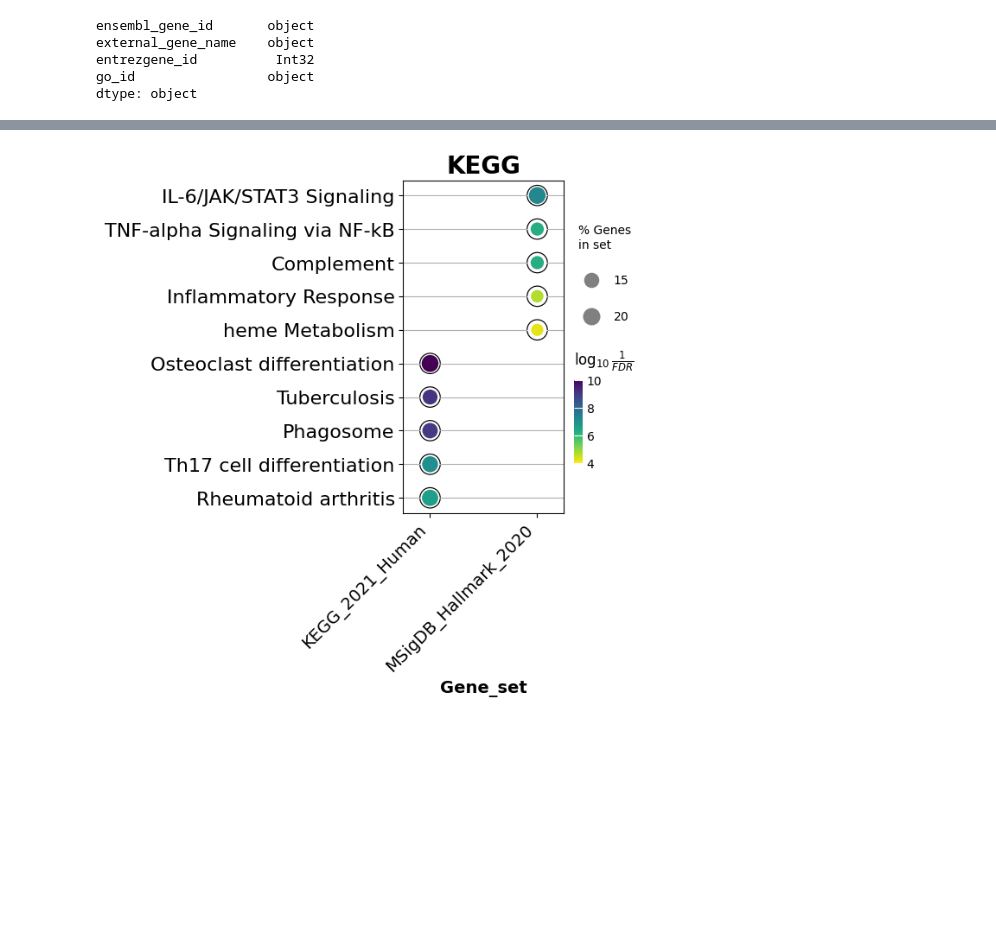
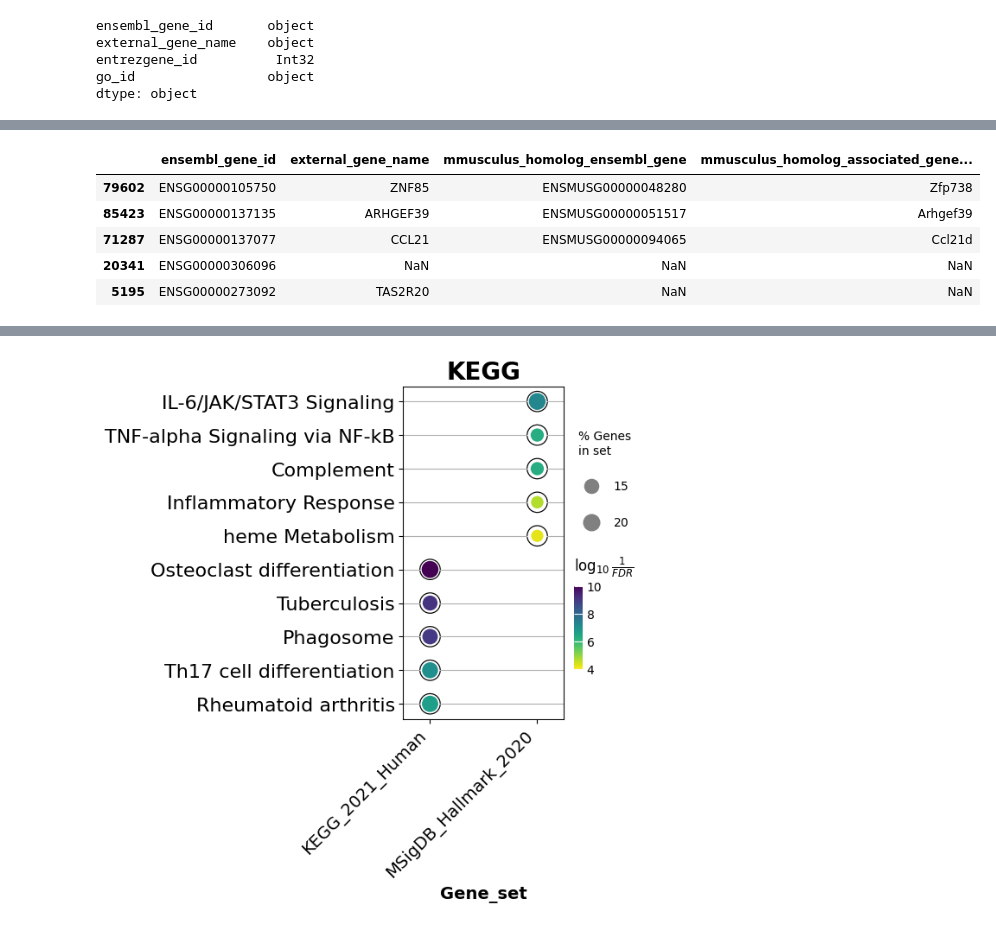
Before and after one commit to zqfang/GSEApy, a Jupyter notebook: docs/gseapy_example.ipynb, the cells around one changed output, grey strips where cells are left out. Saved outputs shown, nothing was run; the diff lists cells and outputs as text; code cells hidden in the pictures; blank space fills up the shorter version.

```diff
--- a/docs/gseapy_example.ipynb
+++ b/docs/gseapy_example.ipynb
@@ -299,0 +106,30 @@ enr2 = gp.enrich(gene_list="./tests/data/gene_list.txt", # or gene_list=glist
+# %%
+from gseapy import Biomart
+
+bm = Biomart()
+
+# Mouse -> Human orthologs. Note the dataset and attribute names differ per direction.
+m2h = bm.query(
+    dataset='mmusculus_gene_ensembl',
+    attributes=['ensembl_gene_id', 'external_gene_name',
+                'hsapiens_homolog_ensembl_gene',
+                'hsapiens_homolog_associated_gene_name'],
+)
+
+# Human -> Mouse orthologs.
+h2m = bm.query(
+    dataset='hsapiens_gene_ensembl',
+    attributes=['ensembl_gene_id', 'external_gene_name',
+                'mmusculus_homolog_ensembl_gene',
+                'mmusculus_homolog_associated_gene_name'],
+)
+# %%
+# Peek at a random sample of the human -> mouse mapping.
+h2m.sample(5)
+# %% [output]
+|  | ensembl_gene_id | external_gene_name | mmusculus_homolog_ensembl_gene | mmusculus_homolog_associated_gene... |
+| 79602 | ENSG00000105750 | ZNF85 | ENSMUSG00000048280 | Zfp738 |
+| 85423 | ENSG00000137135 | ARHGEF39 | ENSMUSG00000051517 | Arhgef39 |
+| 71287 | ENSG00000137077 | CCL21 | ENSMUSG00000094065 | Ccl21d |
+| 20341 | ENSG00000306096 | NaN | NaN | NaN |
+| 5195 | ENSG00000273092 | TAS2R20 | NaN | NaN |
```
Also changed, not shown: parts of 171 cells of this notebook.
